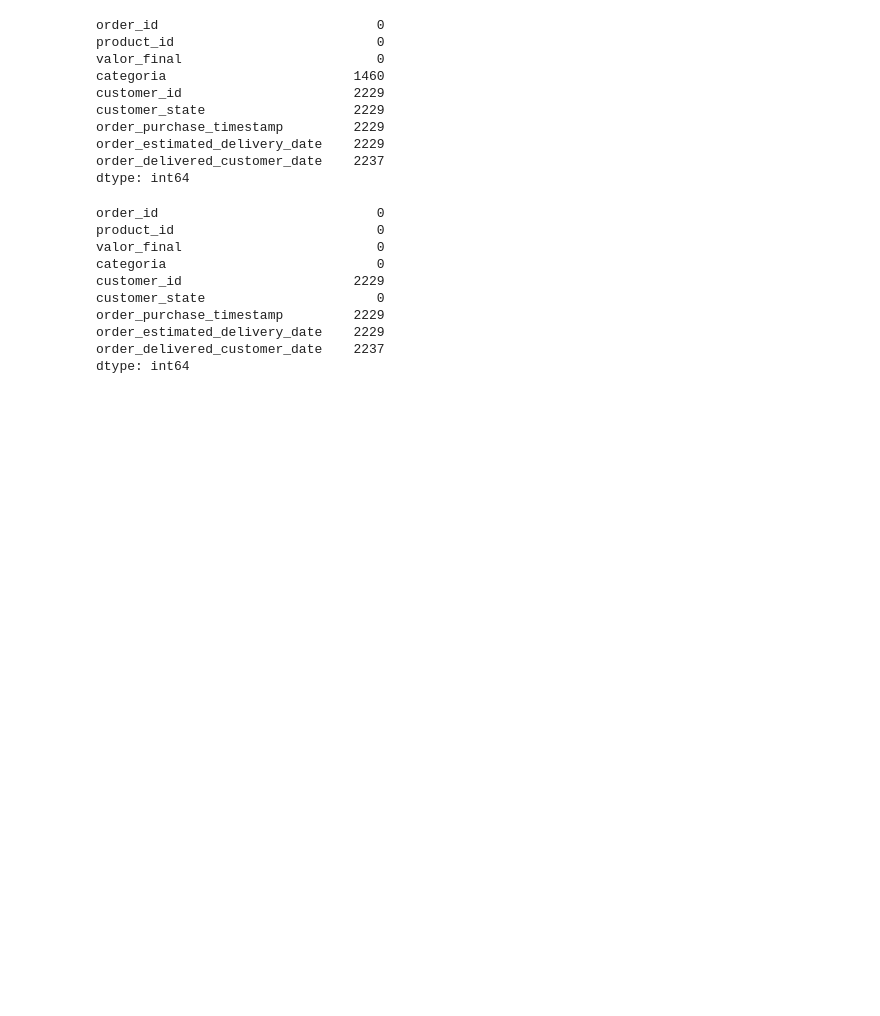
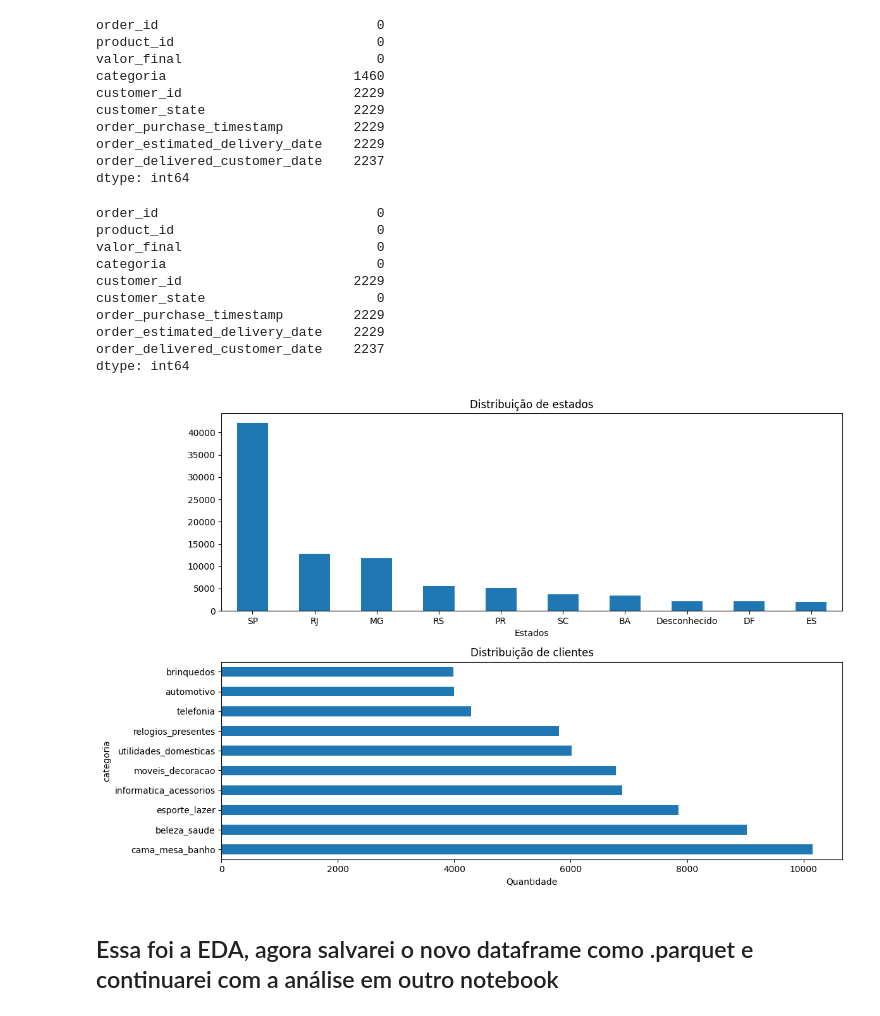
Before and after one commit to LucasMesquitaAlc/analise-ecommerce-Olist, a Jupyter notebook: notebooks/exploracao.ipynb, the cells around one changed output. Drawn from its saved outputs; the diff is of its cells as text; code cells hidden in the pictures; blank space fills up the shorter version.

```diff
--- a/notebooks/exploracao.ipynb
+++ b/notebooks/exploracao.ipynb
@@ -153,3 +155,22 @@ order_purchase_timestamp         2229
 order_estimated_delivery_date    2229
 order_delivered_customer_date    2237
 dtype: int64
+# %%
+#Distribuições com a nova categoria 'Desconhecida
+fig, axs = plt.subplots(2, 1, figsize=(12,8))
+
+df['customer_state'].value_counts().head(10).plot(kind='bar', ax=axs[0],xlabel='Estados').tick_params(axis='x',rotation=0)
+axs[0].set_title('Distribuição de estados')
+
+
+df['categoria'].value_counts().head(10).plot(kind='barh', ax=axs[1],xlabel='Quantidade')
+axs[1].set_title('Distribuição de clientes')
+
+plt.tight_layout()
+plt.show()
+
+#Pode-se notar que a categoria "desconhecida" é pouca em ambas as distribuições
+# %% [output]
+[figure, added]
+# %% [markdown]
+## Essa foi a EDA, agora salvarei o novo dataframe como .parquet e continuarei com a análise em outro notebook
```
Also changed, not shown: parts of 2 cells of this notebook, 2 other files.
